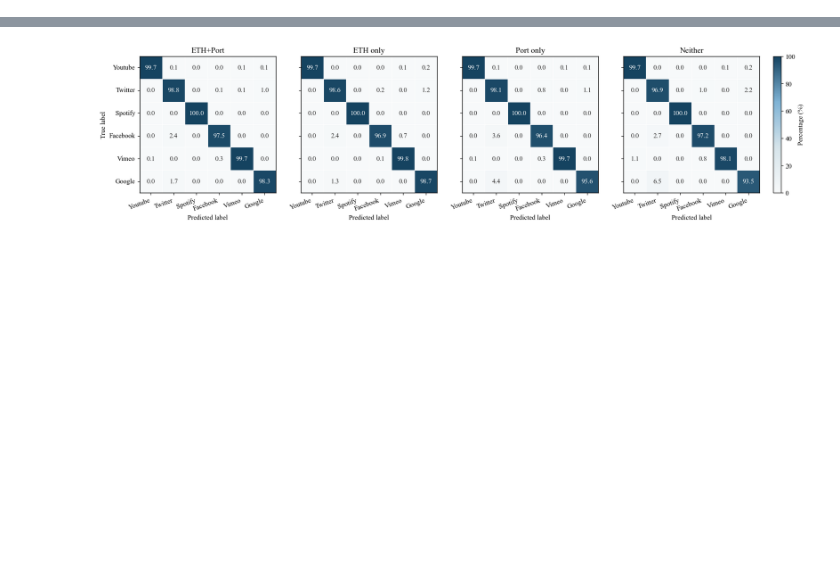
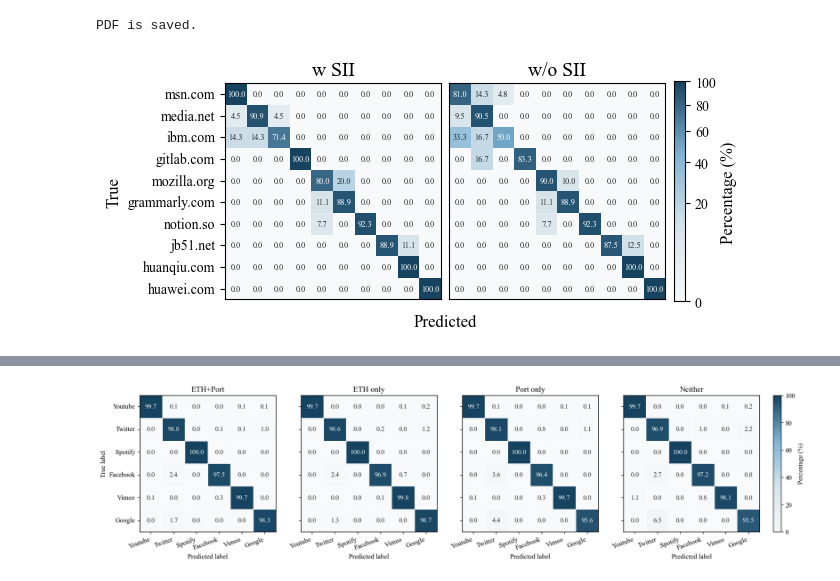
Before and after one commit to RakuLomis/traffic_encoder, a Jupyter notebook: visualization_impact_mac_port.ipynb, the cells around one changed output, grey strips where cells are left out. Saved outputs shown, nothing was run; the diff lists cells and outputs as text; code cells hidden in the pictures; blank space fills up the shorter version.

Commit message:
UPDATE: Evaluation visulization, confusion matrix.

```diff
--- a/visualization_impact_mac_port.ipynb
+++ b/visualization_impact_mac_port.ipynb
@@ -16,20 +58,37 @@ label_order = ['Youtube','Twitter','Spotify','Facebook','Vimeo','Google']
 # %%
 csv_paths = []
 for e_name in abalation_name_list:
-    csv_path = os.path.join(cm_dir, prefix + e_name + postfix)
+    csv_path = os.path.join(cm_dir, datasets[0] + '_' +  e_name + postfix)
     csv_paths.append(csv_path)
 
 cm_list = [pd.read_csv(path, index_col=0) for path in csv_paths]
 
 
 cm_list = [
-    cm.loc[label_order, label_order]
+    cm.loc[label_order_CSTNET, label_order_CSTNET]
     for cm in cm_list
 ]
 
 titles = [
-    "ETH & Port",
-    "ETH only",
-    "Port only",
-    "Neither"
+    "w SII",
+    "w/o SII",
 ]
+# %%
+fig = plot_confusion_matrix_global_representative(
+    cm_list=cm_list,   # DataFrame list
+    titles=titles,
+    repr_labels=cstnet_repr_labels,
+    tick_fontsize=12,
+    title_fontsize=14,
+    cell_scale=0.28,
+    global_xlabel_y=0.08,
+    annot=True,
+    annot_fontsize=6,
+)
+plt.savefig(os.path.join(cm_dir, 'impact_sii_cstnet_cm.pdf'), format="pdf", bbox_inches='tight')
+print("PDF is saved.")
+plt.show()
+plt.close()
+# %% [output]
+PDF is saved.
+[figure, added]
```
Also changed, not shown: parts of 11 cells of this notebook, 3 other files.
